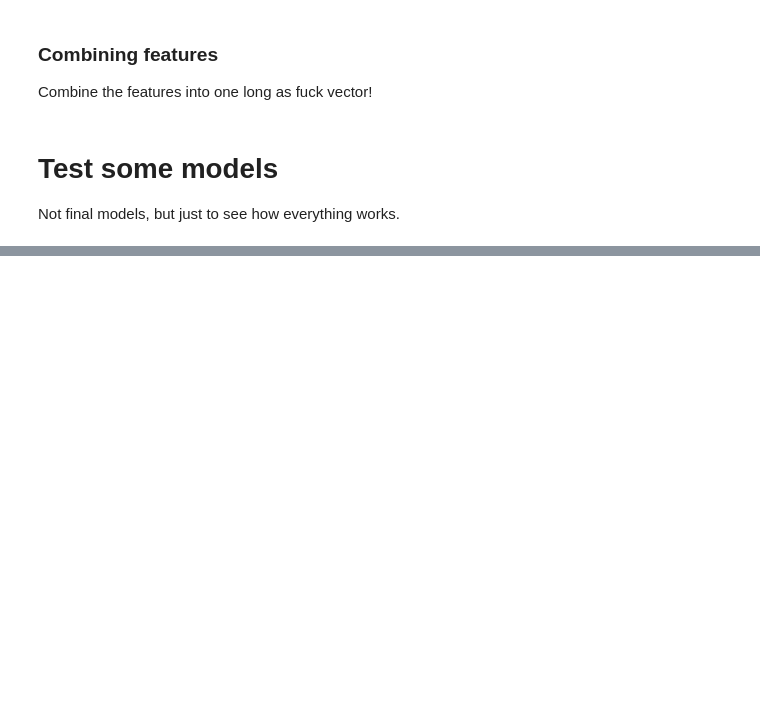
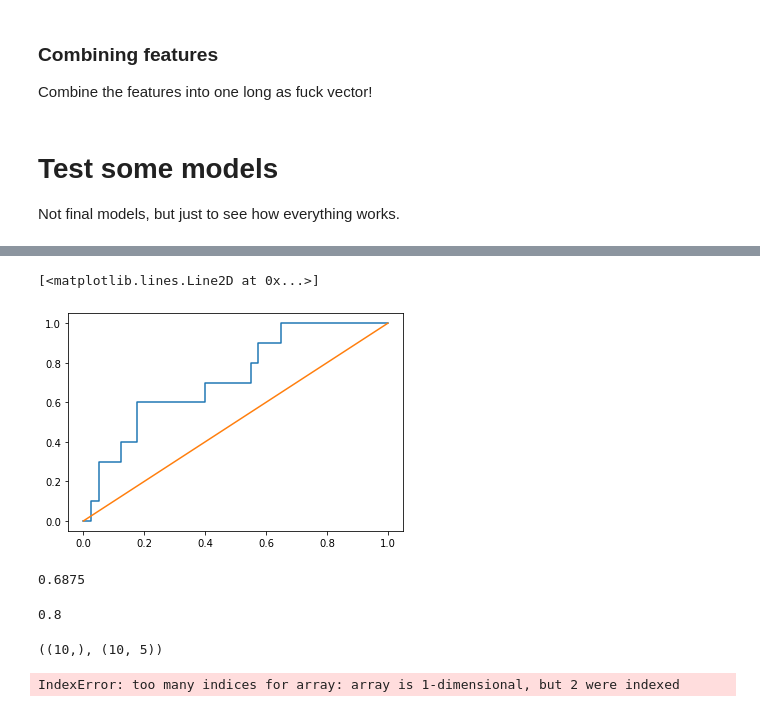
Before and after one commit to kroglkt/articlencoding, a Jupyter notebook: Authorship Attribution Feature Extraction.ipynb, the cells around one changed output, grey strips where cells are left out. Saved outputs shown, nothing was run; the diff lists cells and outputs as text; code cells hidden in the pictures; blank space fills up the shorter version.

Commit message:
Classifier unit test

```diff
--- a/Authorship Attribution Feature Extraction.ipynb
+++ b/Authorship Attribution Feature Extraction.ipynb
@@ -372,18 +373,18 @@ Not final models, but just to see how everything works.
 with open('data/additional/scraped/data_30.json') as f:
     dataframe = pd.read_json(f)
 
-train1 = dataframe.loc[(dataframe["Byline"] == "Magnus Boye")][:50]
-train2 = dataframe.loc[(dataframe["Byline"] == "Morten Guldberg")][:50]
-train3 = dataframe.loc[(dataframe["Byline"] == "Alexander Bitsch")][:50]
-train4 = dataframe.loc[(dataframe["Byline"] == "Morten Bjerregaard")][:50]
-train5 = dataframe.loc[(dataframe["Byline"] == "Silla Bakalus")][:50]
+train1 = dataframe.loc[(dataframe["Byline"] == "Magnus Boye")][:10]
+train2 = dataframe.loc[(dataframe["Byline"] == "Morten Guldberg")][:10]
+train3 = dataframe.loc[(dataframe["Byline"] == "Alexander Bitsch")][:10]
+train4 = dataframe.loc[(dataframe["Byline"] == "Morten Bjerregaard")][:10]
+train5 = dataframe.loc[(dataframe["Byline"] == "Silla Bakalus")][:10]
 
 frames = [train1, train2,train3, train4, train5]
 trainset = pd.concat(frames, sort=False)
 bodies = list(trainset["Body"])
 authors = list(trainset["Byline"])
 
-train_X, test_X, train_y, test_y = train_test_split(bodies, authors, test_size=0.1, random_state=42)
+train_X, test_X, train_y, test_y = train_test_split(bodies, authors, test_size=0.2, random_state=42, stratify=authors)
 
 #Convert names to categories
 le = LabelEncoder()
@@ -415,7 +416,7 @@ from sklearn.linear_model import LogisticRegression
 from sklearn.metrics import f1_score
 from sklearn import preprocessing
 
-lrg = LogisticRegression(max_iter=10000, n_jobs=2)
+lrg = LogisticRegression(max_iter=100, n_jobs=2)
 lrg.fit(train_X, train_y)
-f1_score(test_y, lrg.predict(test_X), average="weighted")
+f1_score(test_y, lrg.predict(test_X), average='weighted')
 # %% [output]
@@ -422,0 +424,3 @@ f1_score(test_y, lrg.predict(test_X), average="weighted")
+# %%
+import classifier_unit_test
+tpr, fpr, dum_tpr, dum_fpr = classifier_unit_test.test_classifier(lrg, train_X, test_X, train_y, test_y, give_roc=True)
@@ -422,0 +435,25 @@ f1_score(test_y, lrg.predict(test_X), average="weighted")
+# %%
+plt.plot(tpr,fpr)
+plt.plot(dum_tpr, dum_fpr)
+# %% [output]
+[<matplotlib.lines.Line2D at 0x...>]
+[figure, added]
+# %%
+y_pred = lrg.predict_proba(test_X)
+y_pred = lrg.predict_proba(test_X)
+roc_auc_score(test_y, y_pred, multi_class='ovr')
+# %% [output]
+0.6875
+# %%
+clf = LogisticRegression(solver='liblinear').fit(train_X, train_y)
+roc_auc_score(test_y, clf.predict_proba(test_X), multi_class='ovr')
+# %% [output]
+0.8
+# %%
+test_y.shape, clf.predict_proba(test_X).shape
+# %% [output]
+((10,), (10, 5))
+# %%
+y_pred = np.transpose([pred[:, 1] for pred in y_pred])
+# %% [output]
+IndexError: too many indices for array: array is 1-dimensional, but 2 were indexed
```
Also changed, not shown: parts of 14 cells of this notebook, 2 other files.
